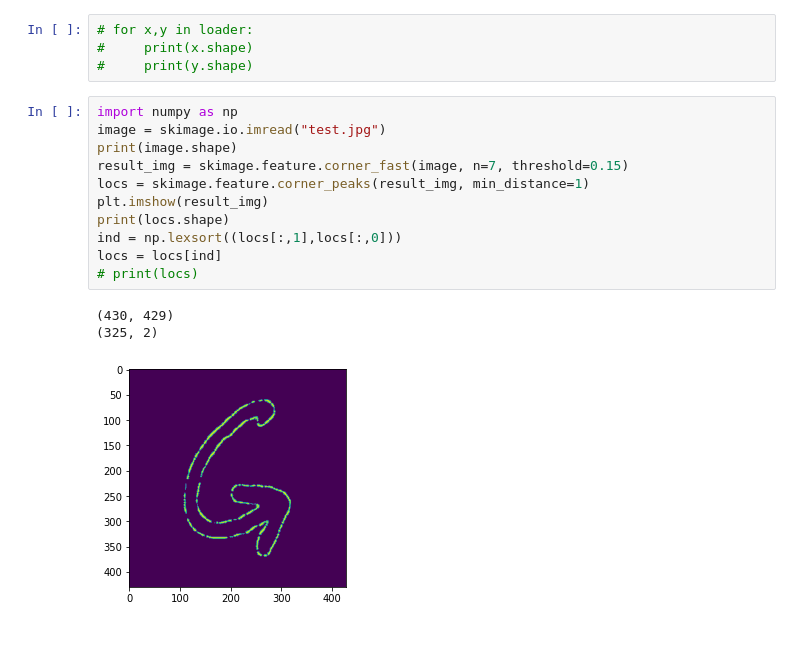
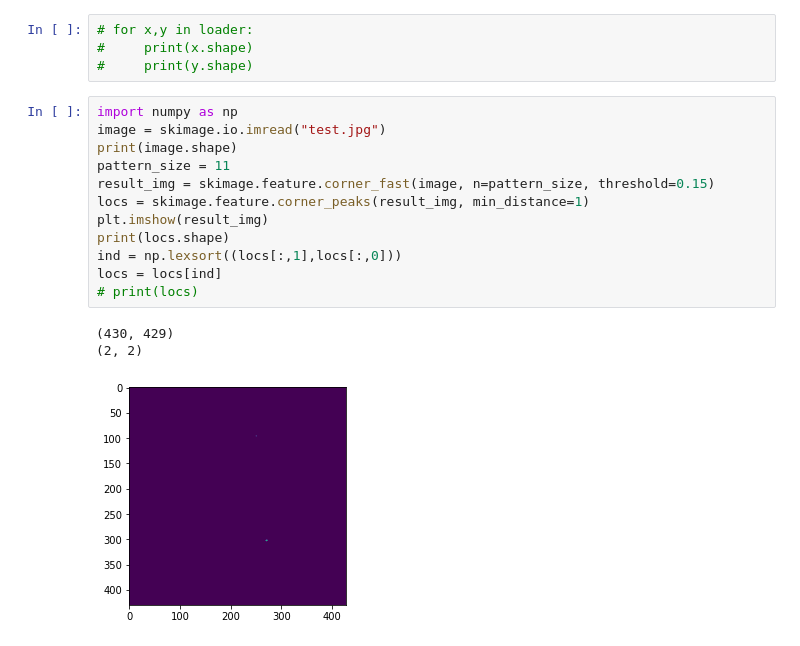
Before and after one commit to brianzx032/18752s21-Handwritten-Character-Recognition, a Jupyter notebook: test.ipynb, the cells around one changed output. Saved outputs shown, nothing was run; the diff lists cells and outputs as text.

Commit message:
improved hog_corner

```diff
--- a/test.ipynb
+++ b/test.ipynb
@@ -63,15 +63,16 @@ loader = DataLoader(dataset,batch_size=1,shuffle=True)
 # %%
 import numpy as np
 image = skimage.io.imread("test.jpg")
 print(image.shape)
-result_img = skimage.feature.corner_fast(image, n=7, threshold=0.15)
+pattern_size = 11
+result_img = skimage.feature.corner_fast(image, n=pattern_size, threshold=0.15)
 locs = skimage.feature.corner_peaks(result_img, min_distance=1)
 plt.imshow(result_img)
 print(locs.shape)
 ind = np.lexsort((locs[:,1],locs[:,0]))
 locs = locs[ind]
 # print(locs)
 # %% [output]
 (430, 429)
-(325, 2)
+(2, 2)
-[figure, old version]
+[figure, new version]
```
Also changed, not shown: parts of 1 cell of this notebook, 6 other files.
